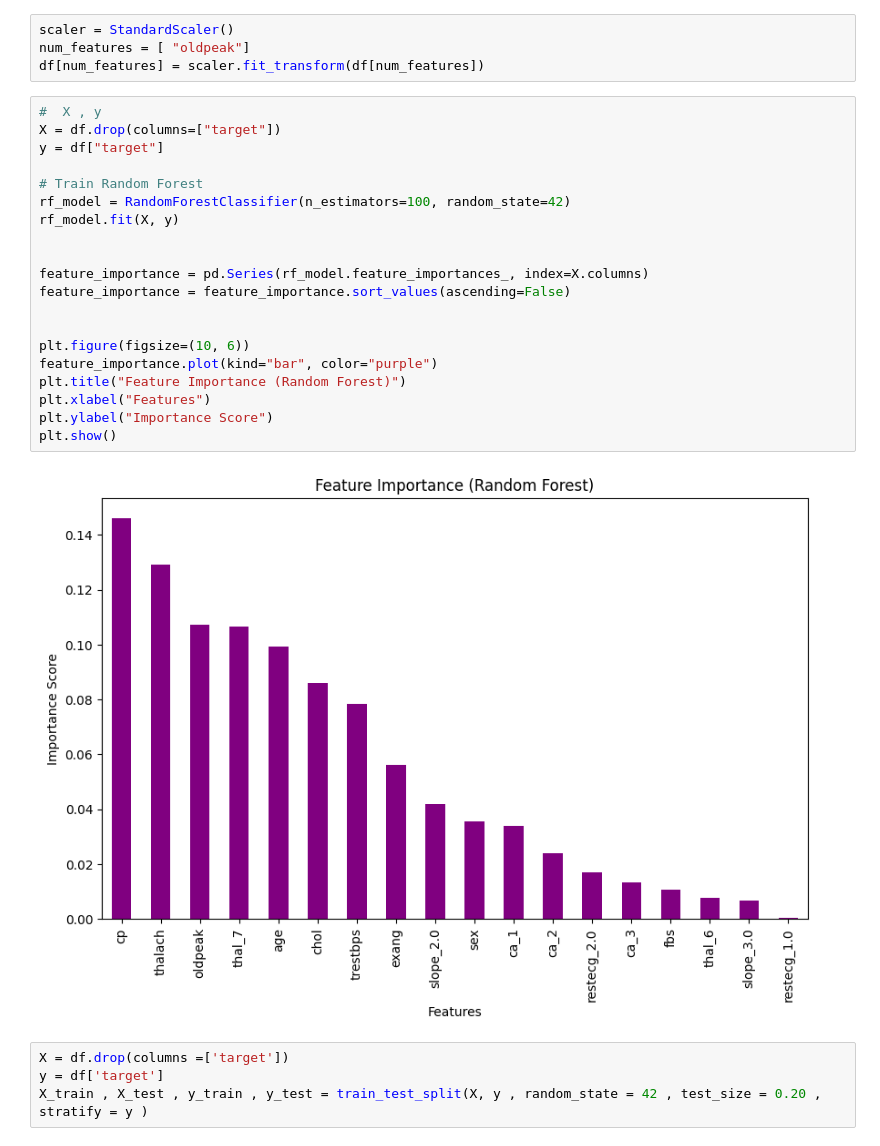
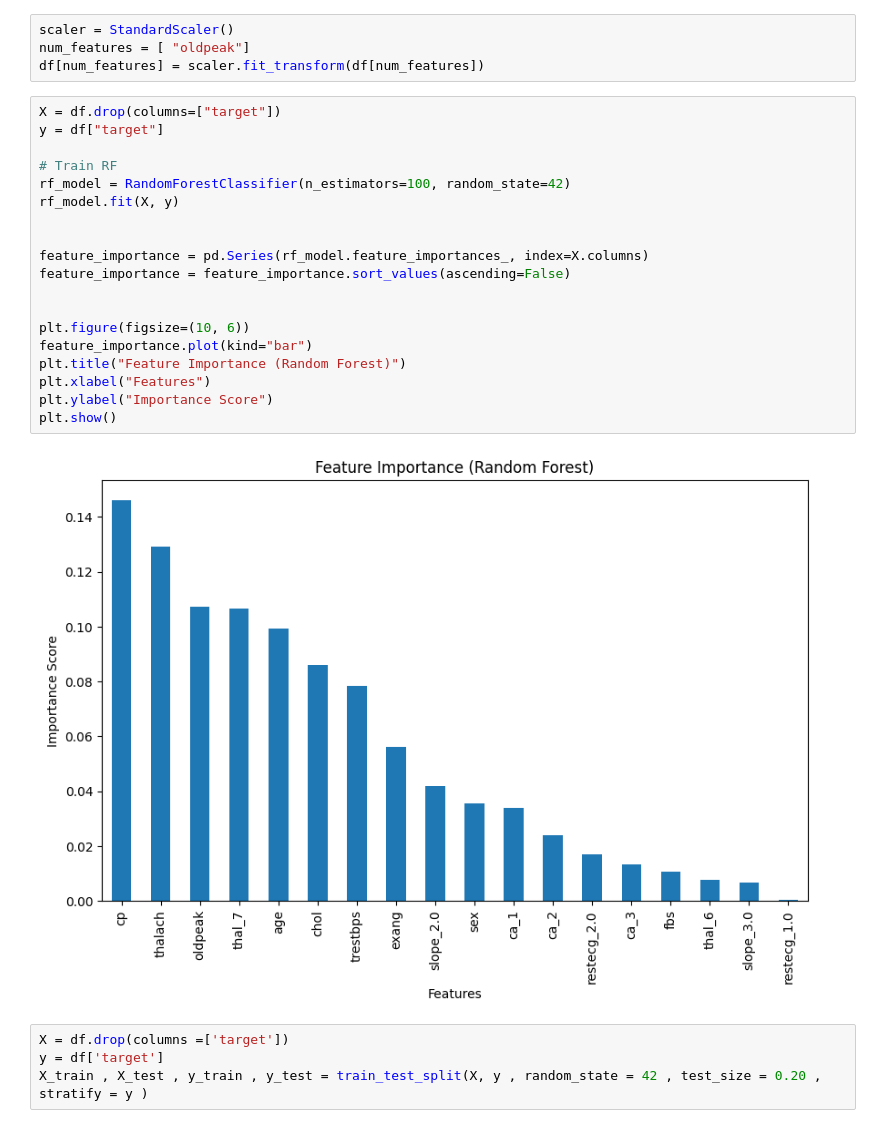
Before and after one commit to Bhavana-GB/heart-disease-prediction, a Jupyter notebook: notebooks/eda_and_modelling.ipynb, the cells around one changed output. Cells and saved outputs as stored; diff of their text form.

```diff
--- a/notebooks/eda_and_modelling.ipynb
+++ b/notebooks/eda_and_modelling.ipynb
@@ -422,27 +431,26 @@ scaler = StandardScaler()
 num_features = [ "oldpeak"]
 df[num_features] = scaler.fit_transform(df[num_features])
 # %%
-#  X , y
 X = df.drop(columns=["target"])
 y = df["target"]
 
-# Train Random Forest
+# Train RF
 rf_model = RandomForestClassifier(n_estimators=100, random_state=42)
 rf_model.fit(X, y)
 
 
 feature_importance = pd.Series(rf_model.feature_importances_, index=X.columns)
 feature_importance = feature_importance.sort_values(ascending=False)
 
 
 plt.figure(figsize=(10, 6))
-feature_importance.plot(kind="bar", color="purple")
+feature_importance.plot(kind="bar")
 plt.title("Feature Importance (Random Forest)")
 plt.xlabel("Features")
 plt.ylabel("Importance Score")
 plt.show()
 # %% [output]
-[figure, old version]
+[figure, new version]
 # %%
 X = df.drop(columns =['target'])
 y = df['target']
```
Also changed, not shown: parts of 25 cells of this notebook, 6 other files.
